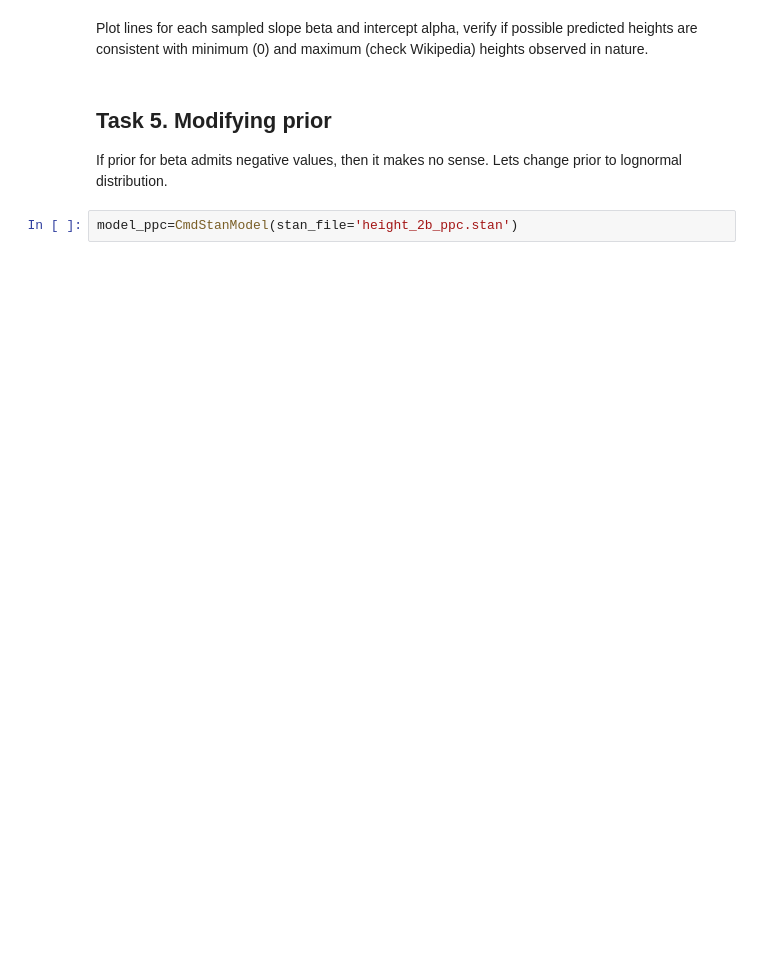
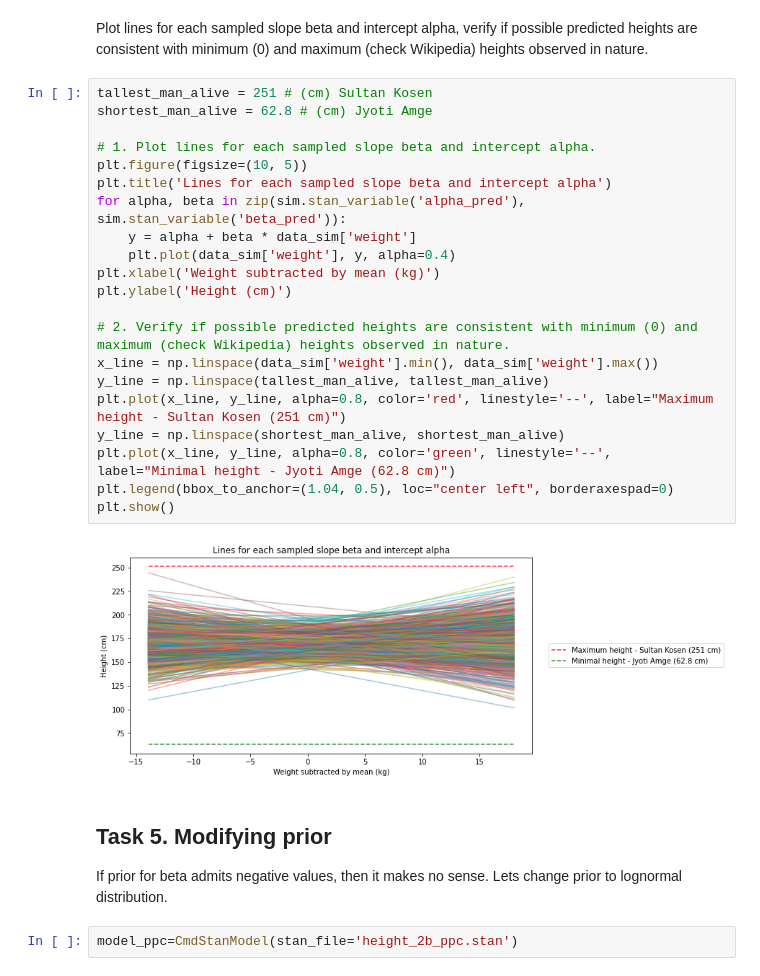
Before and after one commit to nmpluta/data-analytics-lectures, a Jupyter notebook: Data Analytics/Lab 4/lab4.ipynb, the cells around one changed output. Saved outputs shown, nothing was run; the diff lists cells and outputs as text; blank space fills up the shorter version.

```diff
--- a/Data Analytics/Lab 4/lab4.ipynb
+++ b/Data Analytics/Lab 4/lab4.ipynb
@@ -234,5 +263,28 @@ sim=model_ppc.sample(data=data_sim,
 # %% [markdown]
 Plot lines for each sampled slope beta and intercept alpha, verify if possible predicted heights are consistent with minimum (0) and maximum (check Wikipedia) heights observed in nature.
+# %%
+tallest_man_alive = 251 # (cm) Sultan Kosen
+shortest_man_alive = 62.8 # (cm) Jyoti Amge
+
+# 1. Plot lines for each sampled slope beta and intercept alpha.
+plt.figure(figsize=(10, 5))
+plt.title('Lines for each sampled slope beta and intercept alpha')
+for alpha, beta in zip(sim.stan_variable('alpha_pred'), sim.stan_variable('beta_pred')):
+    y = alpha + beta * data_sim['weight']
+    plt.plot(data_sim['weight'], y, alpha=0.4)
+plt.xlabel('Weight subtracted by mean (kg)')
+plt.ylabel('Height (cm)')
+
+# 2. Verify if possible predicted heights are consistent with minimum (0) and maximum (check Wikipedia) heights observed in nature.
+x_line = np.linspace(data_sim['weight'].min(), data_sim['weight'].max())
+y_line = np.linspace(tallest_man_alive, tallest_man_alive)
+plt.plot(x_line, y_line, alpha=0.8, color='red', linestyle='--', label="Maximum height - Sultan Kosen (251 cm)")
+y_line = np.linspace(shortest_man_alive, shortest_man_alive)
+plt.plot(x_line, y_line, alpha=0.8, color='green', linestyle='--', label="Minimal height - Jyoti Amge (62.8 cm)")
+plt.legend(bbox_to_anchor=(1.04, 0.5), loc="center left", borderaxespad=0)
+plt.show()
+# %% [output]
+[figure, added]
 # %% [markdown]
 ## Task 5. Modifying prior
 
```
Also changed, not shown: parts of 15 cells of this notebook, 6 other files.
